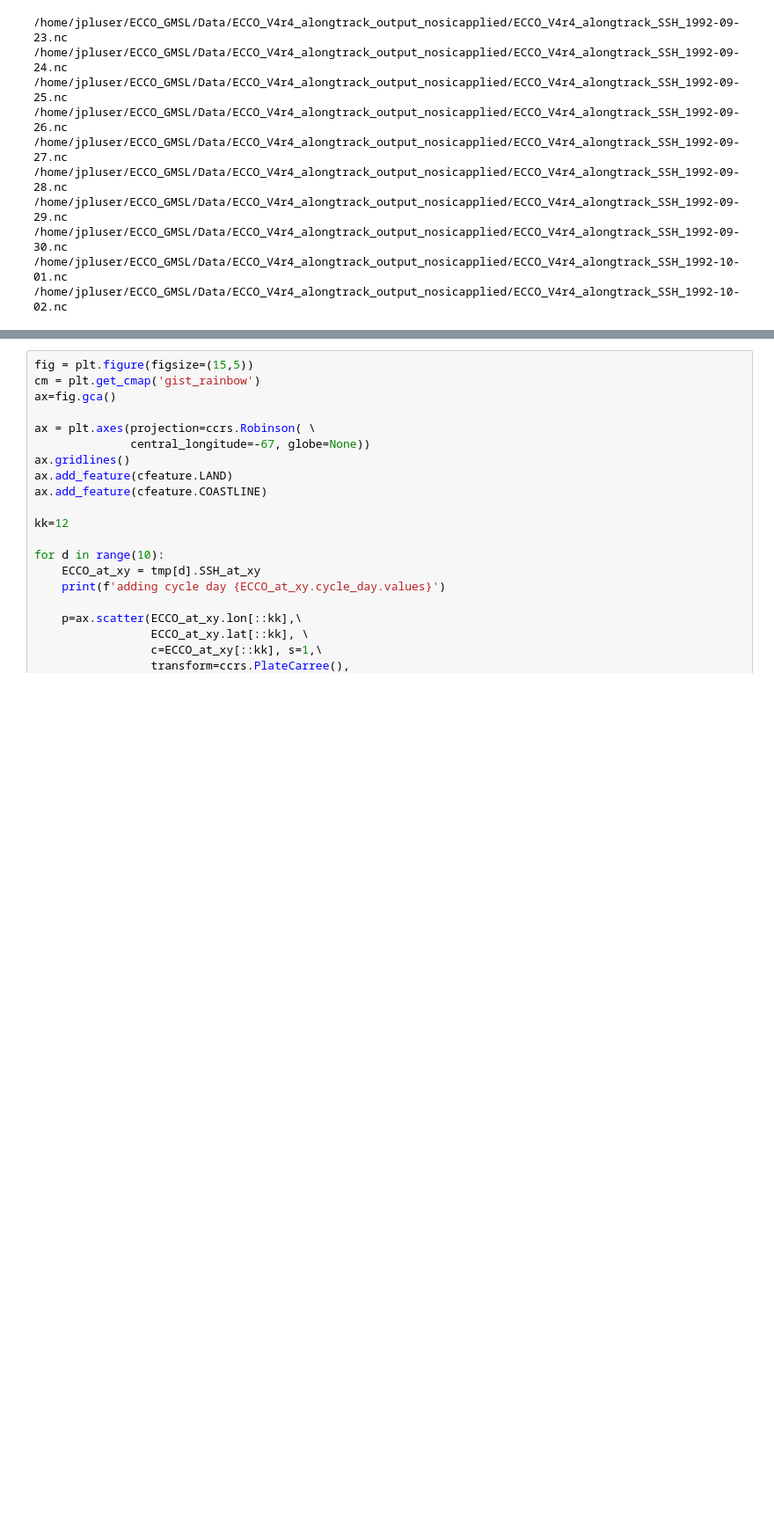
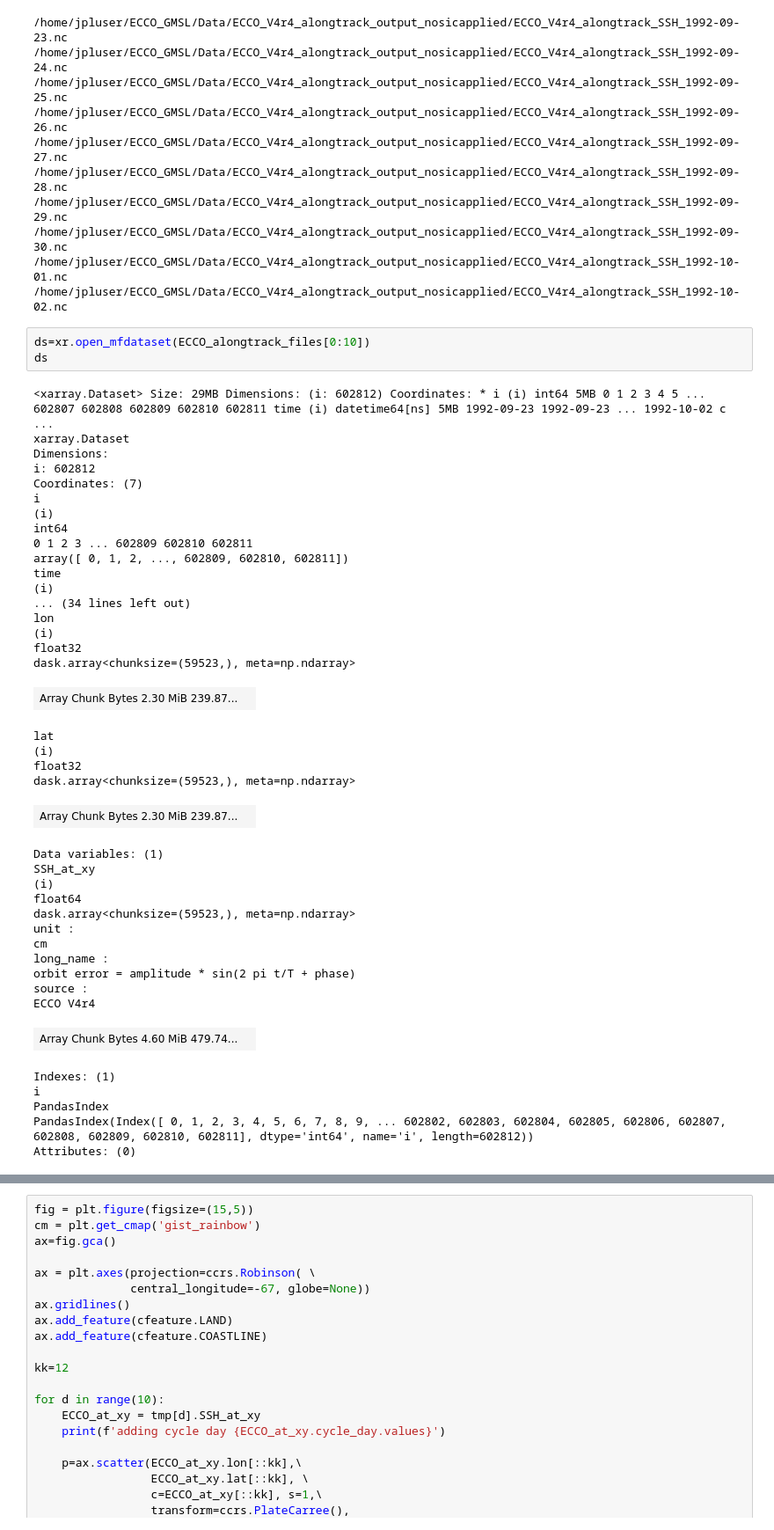
Before and after one commit to sevfour/ECCO_GMSL, a Jupyter notebook: 06b-ECCO_V4r4_SSH_to_alongtrack_allyears_orbiterror_nosicapplied.ipynb, the cells around one changed output, grey strips where cells are left out. Shown at 88% size. Saved outputs shown, nothing was run; the diff lists cells and outputs as text; blank space fills up the shorter version.

```diff
--- a/06b-ECCO_V4r4_SSH_to_alongtrack_allyears_orbiterror_nosicapplied.ipynb
+++ b/06b-ECCO_V4r4_SSH_to_alongtrack_allyears_orbiterror_nosicapplied.ipynb
@@ -411,3 +412,47 @@ for d in range(10):
 /home/jpluser/ECCO_GMSL/Data/ECCO_V4r4_alongtrack_output_nosicapplied/ECCO_V4r4_alongtrack_SSH_1992-09-30.nc
 /home/jpluser/ECCO_GMSL/Data/ECCO_V4r4_alongtrack_output_nosicapplied/ECCO_V4r4_alongtrack_SSH_1992-10-01.nc
 /home/jpluser/ECCO_GMSL/Data/ECCO_V4r4_alongtrack_output_nosicapplied/ECCO_V4r4_alongtrack_SSH_1992-10-02.nc
+# %%
+ds=xr.open_mfdataset(ECCO_alongtrack_files[0:10])
+ds
+# %% [output]
+<xarray.Dataset> Size: 29MB Dimensions: (i: 602812) Coordinates: * i (i) int64 5MB 0 1 2 3 4 5 ... 602807 602808 602809 602810 602811 time (i) datetime64[ns] 5MB 1992-09-23 1992-09-23 ... 1992-10-02 c ...
+xarray.Dataset
+Dimensions:
+i: 602812
+Coordinates: (7)
+i
+(i)
+int64
+0 1 2 3 ... 602809 602810 602811
+array([ 0, 1, 2, ..., 602809, 602810, 602811])
+time
+(i)
+... (34 lines left out)
+lon
+(i)
+float32
+dask.array<chunksize=(59523,), meta=np.ndarray>
+| Array Chunk Bytes 2.30 MiB 239.87... |  |
+lat
+(i)
+float32
+dask.array<chunksize=(59523,), meta=np.ndarray>
+| Array Chunk Bytes 2.30 MiB 239.87... |  |
+Data variables: (1)
+SSH_at_xy
+(i)
+float64
+dask.array<chunksize=(59523,), meta=np.ndarray>
+unit :
+cm
+long_name :
+orbit error = amplitude * sin(2 pi t/T + phase)
+source :
+ECCO V4r4
+| Array Chunk Bytes 4.60 MiB 479.74... |  |
+Indexes: (1)
+i
+PandasIndex
+PandasIndex(Index([ 0, 1, 2, 3, 4, 5, 6, 7, 8, 9, ... 602802, 602803, 602804, 602805, 602806, 602807, 602808, 602809, 602810, 602811], dtype='int64', name='i', length=602812))
+Attributes: (0)
```
Also changed, not shown: parts of 3 cells of this notebook, 6 other files.
